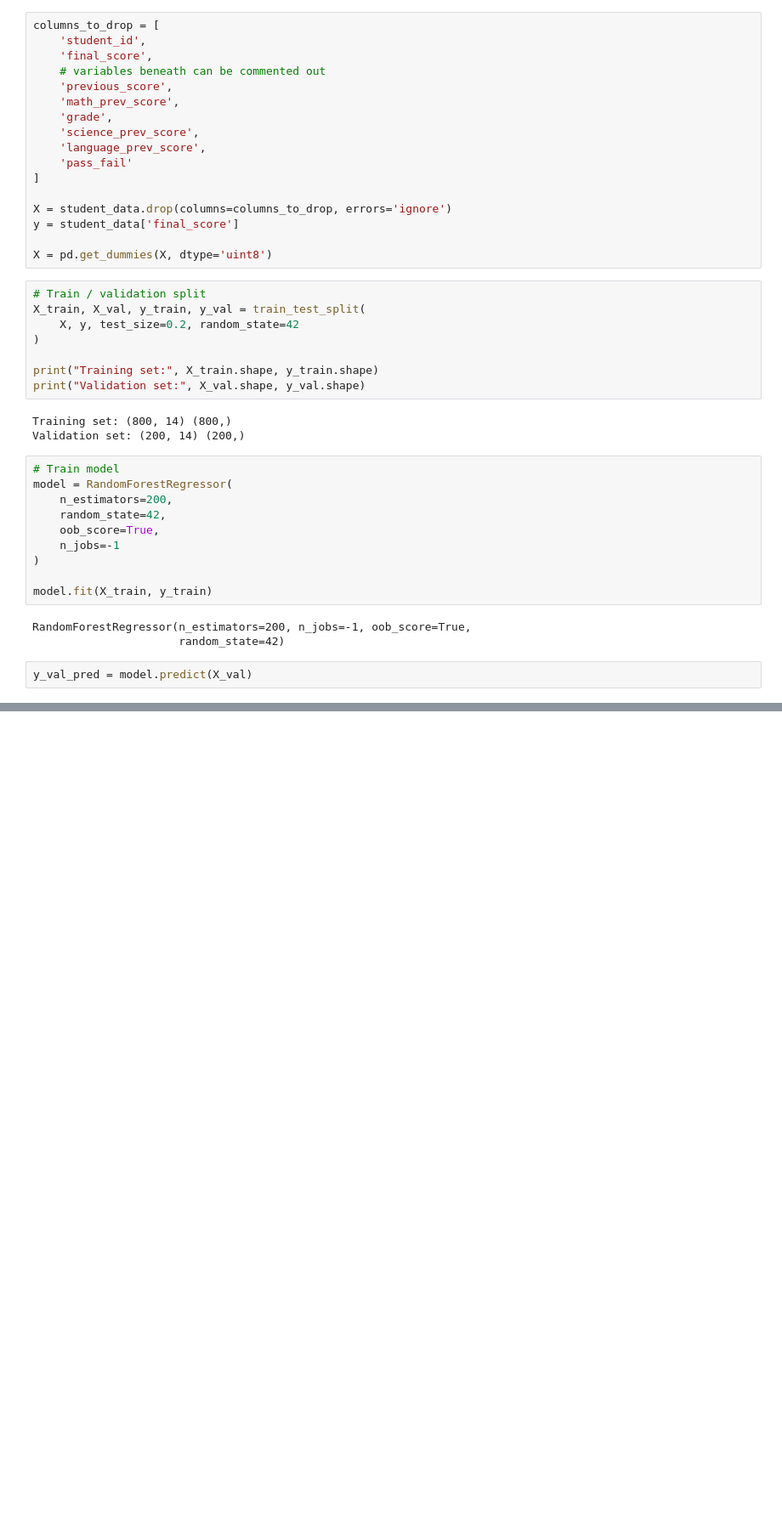
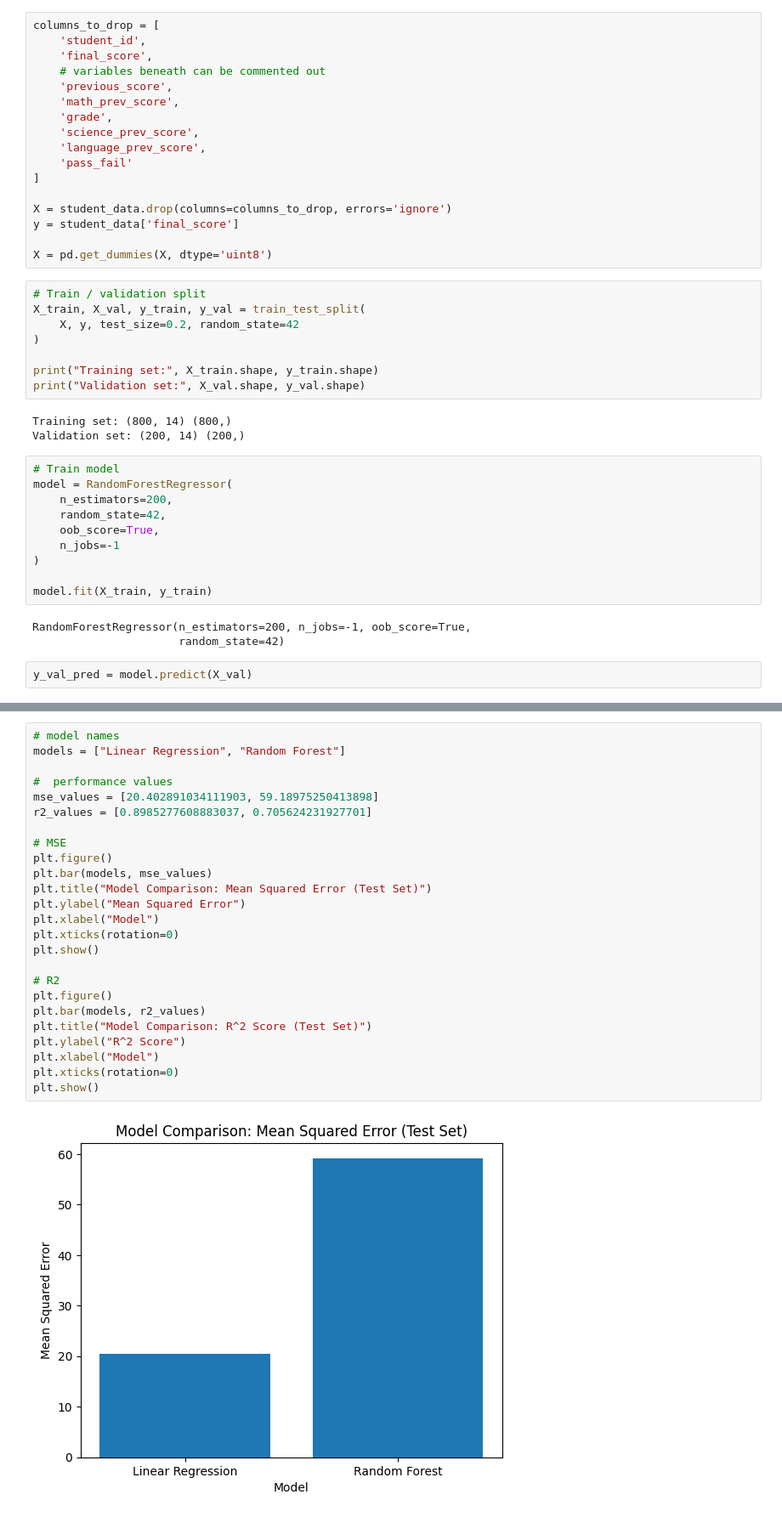
Before and after one commit to ngolp/student-success-prediction, a Jupyter notebook: random_forest.ipynb, the cells around one changed output, grey strips where cells are left out. Shown at 85% size. Saved outputs shown, nothing was run; the diff lists cells and outputs as text; blank space fills up the shorter version.

```diff
--- a/random_forest.ipynb
+++ b/random_forest.ipynb
@@ -98,0 +117,27 @@ plt.show()
+# %%
+# model names
+models = ["Linear Regression", "Random Forest"]
+
+#  performance values
+mse_values = [20.402891034111903, 59.18975250413898]
+r2_values = [0.8985277608883037, 0.705624231927701]
+
+# MSE
+plt.figure()
+plt.bar(models, mse_values)
+plt.title("Model Comparison: Mean Squared Error (Test Set)")
+plt.ylabel("Mean Squared Error")
+plt.xlabel("Model")
+plt.xticks(rotation=0)
+plt.show()
+
+# R2
+plt.figure()
+plt.bar(models, r2_values)
+plt.title("Model Comparison: R^2 Score (Test Set)")
+plt.ylabel("R^2 Score")
+plt.xlabel("Model")
+plt.xticks(rotation=0)
+plt.show()
+# %% [output]
+[figure, added]
```
Also changed, not shown: parts of 5 cells of this notebook, 1 other file.
